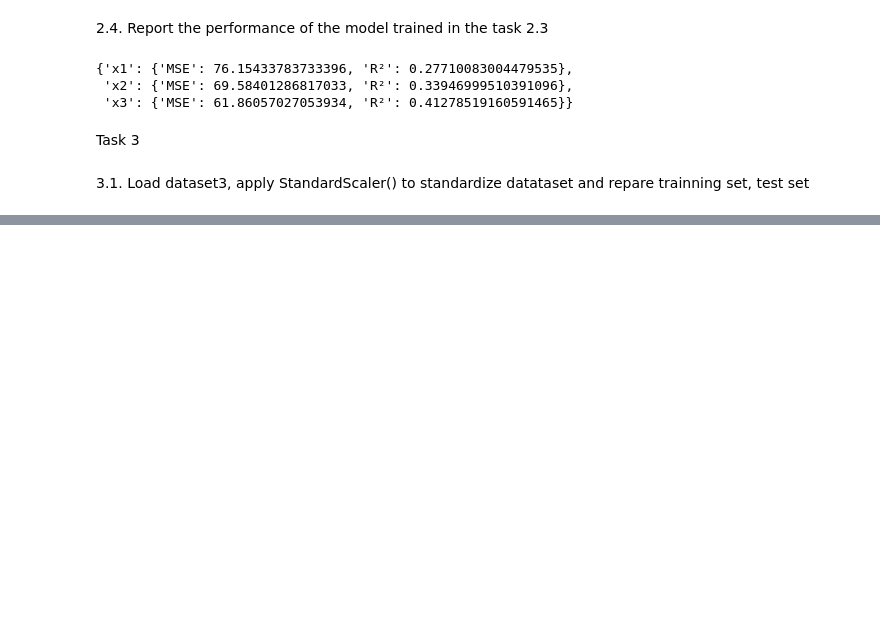
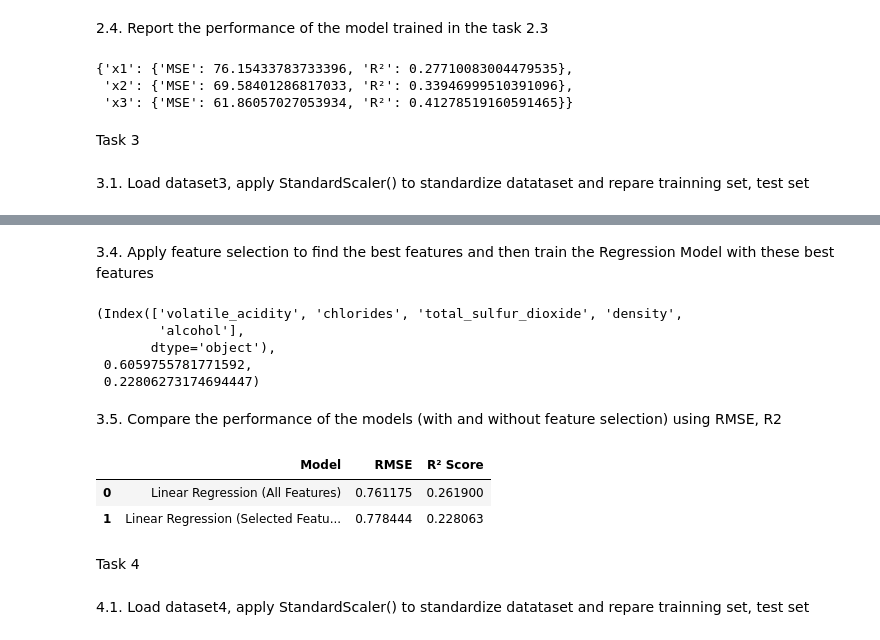
Before and after one commit to vinhbui123/machine_learning, a Jupyter notebook: lab3.ipynb, the cells around one changed output, grey strips where cells are left out. Cells and saved outputs as stored; diff of their text form; code cells hidden in the pictures; blank space fills up the shorter version.

```diff
--- a/lab3.ipynb
+++ b/lab3.ipynb
@@ -321,0 +382,60 @@ memory usage: 459.3 KB
+# %% [markdown]
+3.4. Apply feature selection to find the best features and then train the Regression Model with
+these best features
+# %%
+# Apply feature selection (SelectKBest with f-regression)
+k_best = SelectKBest(score_func=f_regression, k=5)  # Select top 5 features
+X_selected = k_best.fit_transform(X_scaled, y)
+
+# Get selected feature names
+selected_features = X.columns[k_best.get_support()]
+
+# Split the dataset again using selected features
+X_train_sel, X_test_sel, y_train_sel, y_test_sel = train_test_split(
+    X_selected, y, test_size=0.2, random_state=42, stratify=y
+)
+
+# Train Linear Regression model with selected features
+model_sel = LinearRegression()
+model_sel.fit(X_train_sel, y_train_sel)
+
+# Predictions
+y_pred_sel = model_sel.predict(X_test_sel)
+
+# Evaluate performance
+mse_sel = mean_squared_error(y_test_sel, y_pred_sel)
+r2_sel = r2_score(y_test_sel, y_pred_sel)
+
+selected_features, mse_sel, r2_sel
+# %% [output]
+(Index(['volatile_acidity', 'chlorides', 'total_sulfur_dioxide', 'density',
+        'alcohol'],
+       dtype='object'),
+ 0.6059755781771592,
+ 0.22806273174694447)
+# %% [markdown]
+3.5. Compare the performance of the models (with and without feature selection) using
+RMSE, R2
+# %%
+# Compute RMSE for both models
+rmse_original = np.sqrt(0.5793874861746244)  # From previous results
+rmse_selected = np.sqrt(mse_sel)
+
+# Store results in a comparison table
+comparison_results = pd.DataFrame({
+    "Model": ["Linear Regression (All Features)", "Linear Regression (Selected Features)"],
+    "RMSE": [rmse_original, rmse_selected],
+    "R² Score": [0.2619, r2_sel]
+})
+
+# Display the comparison table
+comparison_results
+# %% [output]
+|  | Model | RMSE | R² Score |
+| 0 | Linear Regression (All Features) | 0.761175 | 0.261900 |
+| 1 | Linear Regression (Selected Featu... | 0.778444 | 0.228063 |
+# %% [markdown]
+Task 4
+# %% [markdown]
+4.1. Load dataset4, apply StandardScaler() to standardize datataset and repare trainning set,
+test set
```
Also changed, not shown: parts of 8 cells of this notebook.
